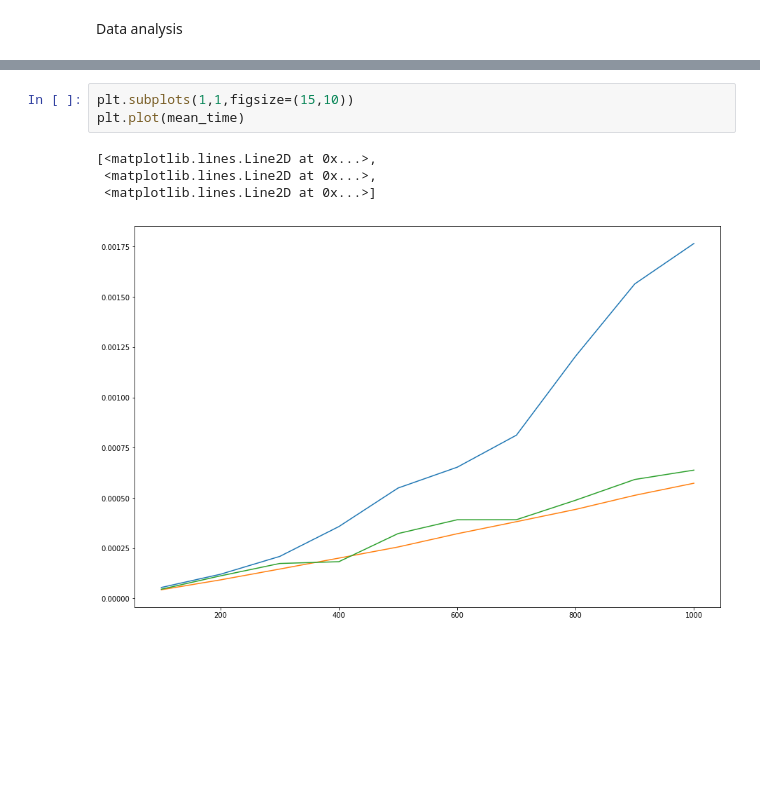
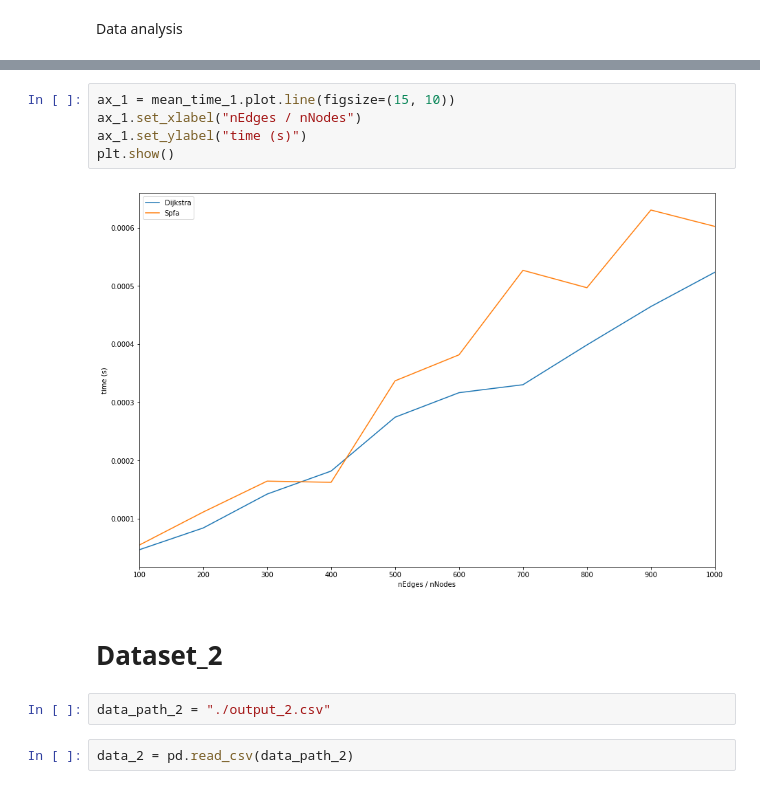
Before and after one commit to yzchen/shortest-path, a Jupyter notebook: shortest-path-cpp/output/Analysis.ipynb, the cells around one changed output, grey strips where cells are left out. Cells and saved outputs as stored; diff of their text form; blank space fills up the shorter version.

Commit message:
add dataset 2 and analysis

```diff
--- a/shortest-path-cpp/output/Analysis.ipynb
+++ b/shortest-path-cpp/output/Analysis.ipynb
@@ -67,8 +75,13 @@ mean_time
-# %%
-plt.subplots(1,1,figsize=(15,10))
-plt.plot(mean_time)
-# %% [output]
-[<matplotlib.lines.Line2D at 0x...>,
- <matplotlib.lines.Line2D at 0x...>,
- <matplotlib.lines.Line2D at 0x...>]
-[figure, removed]
+# %%
+ax_1 = mean_time_1.plot.line(figsize=(15, 10))
+ax_1.set_xlabel("nEdges / nNodes")
+ax_1.set_ylabel("time (s)")
+plt.show()
+# %% [output]
+[figure, added]
+# %% [markdown]
+# Dataset_2
+# %%
+data_path_2 = "./output_2.csv"
+# %%
+data_2 = pd.read_csv(data_path_2)
```
Also changed, not shown: parts of 16 cells of this notebook, 5 other files.
